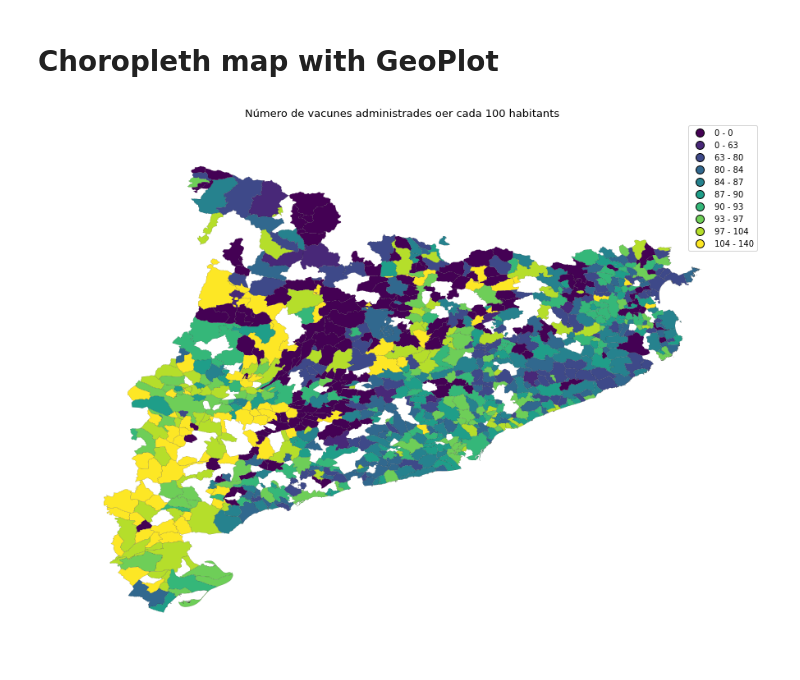
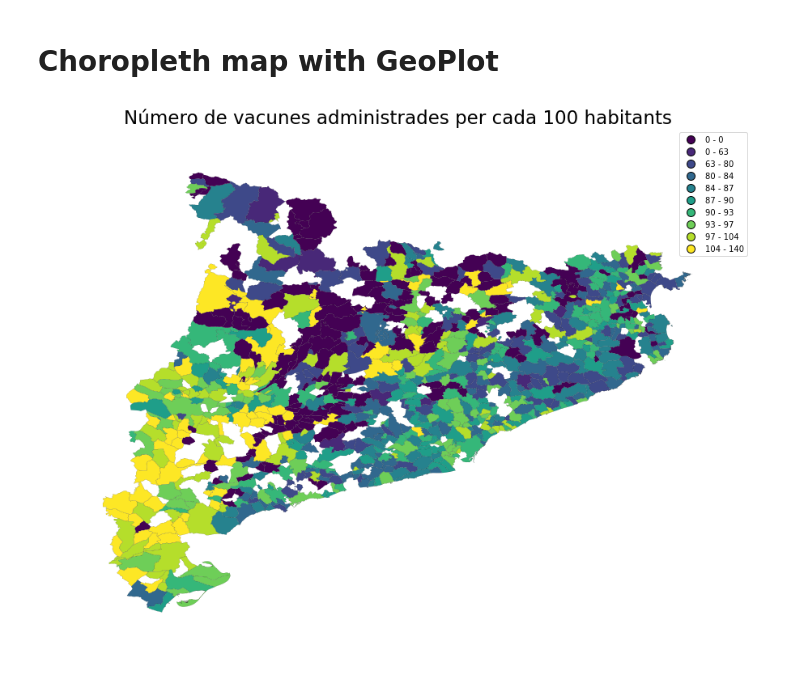
Before and after one commit to JosepAnSabate/jupyter_maps, a Jupyter notebook: mapes_covid/9_mapa_vacunacio_covid_diferents_choropleths_dades8.ipynb, the cells around one changed output. Drawn from its saved outputs; the diff is of its cells as text; code cells hidden in the pictures.

```diff
--- a/mapes_covid/9_mapa_vacunacio_covid_diferents_choropleths_dades8.ipynb
+++ b/mapes_covid/9_mapa_vacunacio_covid_diferents_choropleths_dades8.ipynb
@@ -112,22 +113,23 @@ gdf.to_file('map_vaccx100cat.geojson', driver='GeoJSON')
 # %%
 # Initialize the figure
 import matplotlib.pyplot as plt
 fig, ax = plt.subplots(1, 1, figsize=(16, 12))
 
 # Set up the color scheme:
 import mapclassify as mc
 scheme = mc.Quantiles(gdf['Taxa_vacun'], k=10) # number of divisions in lengend
 
 # Map
 gplt.choropleth(gdf,
     hue="Taxa_vacun",
     linewidth=.1,
-    scheme=scheme, cmap='viridis',
+    scheme=scheme,
+    cmap='viridis',
     legend=True,
     edgecolor='black',
     ax=ax
 );
 
-ax.set_title('Número de vacunes administrades oer cada 100 habitants', fontsize=13);
+ax.set_title('Número de vacunes administrades per cada 100 habitants', fontsize=23);
 # %% [output]
-[figure, old version]
+[figure, new version]
```
Also changed, not shown: parts of 1 cell of this notebook, 3 other files.
